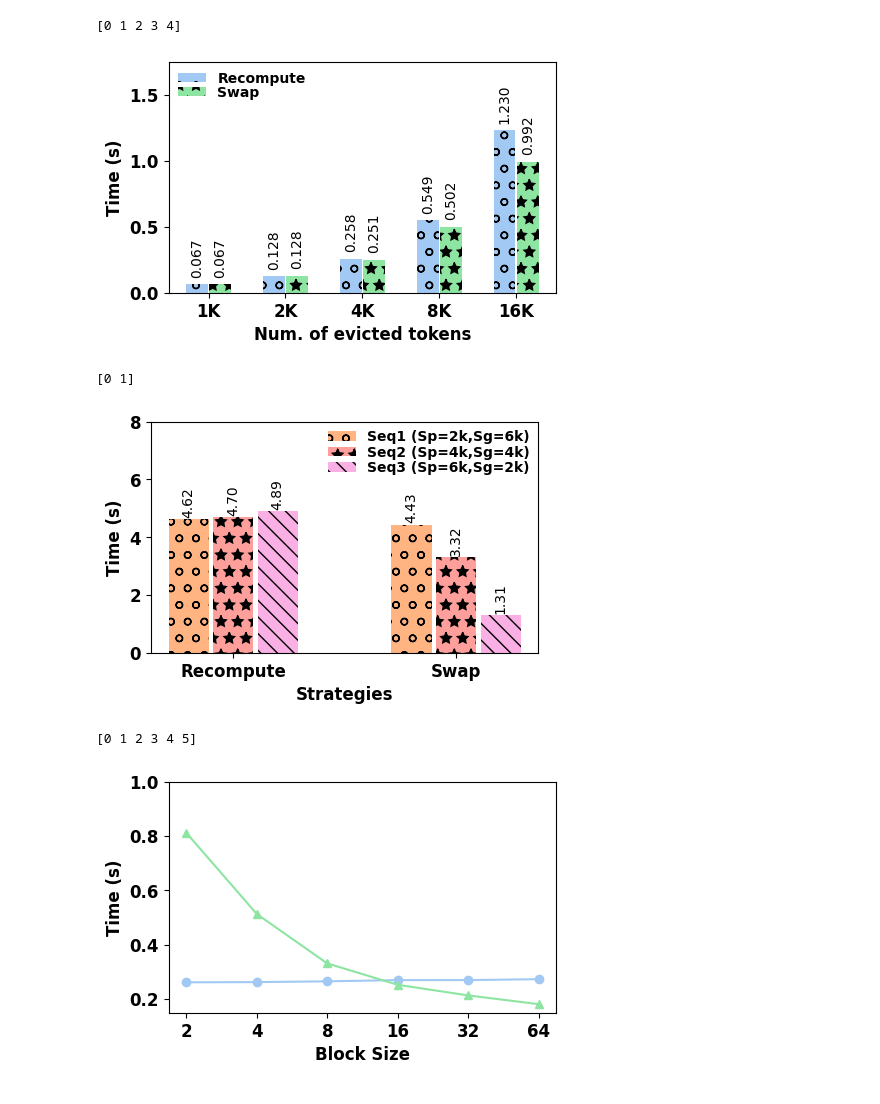
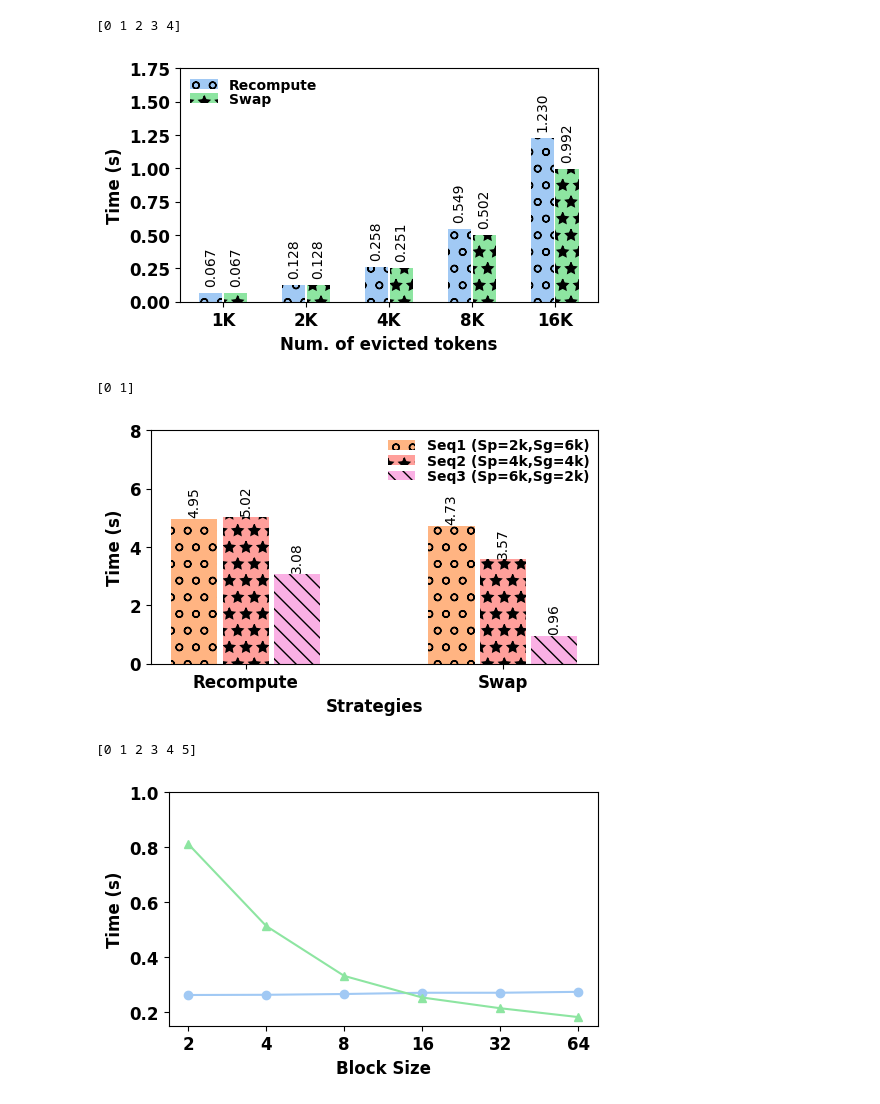
Before and after one commit to Jye-525/UnBoxKV-IO, a Jupyter notebook: plots_script/recmp_vs_swap.ipynb, the cells around one changed output. Cells and saved outputs as stored; diff of their text form; code cells hidden in the pictures.

Commit message:
modify the plots script

```diff
--- a/plots_script/recmp_vs_swap.ipynb
+++ b/plots_script/recmp_vs_swap.ipynb
@@ -54,7 +54,7 @@ def plot_q4a_evicted_tokens():
     xrange = np.arange(len(x_labels))
     print(xrange)
 
-    fig, ax = plt.subplots(figsize=(5, 3))
+    fig, ax = plt.subplots(figsize=(5, 3), constrained_layout=True)
     offset = -0.5
     for i, label in enumerate(bar_labels):
         ax.bar(xrange + offset * bar_width, overhead_time[label], bar_width+bar_gap, label=label, color=recmp_swap_colors[i],  hatch=hatches[i])
@@ -62,44 +62,51 @@ def plot_q4a_evicted_tokens():
 
     # Annotate the bars
     for j, glabel in enumerate(x_labels):
         offset = -0.5
         for i, blabel in enumerate(bar_labels):
             value = overhead_time[blabel][j]
             # print(value)
             ax.annotate(f'{value:.3f}', (xrange[j] + offset * bar_width, value + 0.05),
                         ha='center', va='bottom', rotation=90, fontsize=10, fontweight='normal')
             offset += 1
 
     ax.set_xlabel('Num. of evicted tokens', fontsize=12, fontweight='bold')
     ax.set_ylabel('Time (s)', fontsize=12, fontweight='bold')
     ax.set_xticks(xrange)
     ax.set_ylim(top=1.75)
     ax.set_xticklabels(x_labels)
 
     handles, labels = ax.get_legend_handles_labels()
     ax.legend(handles, bar_labels, ncol=1, frameon=False, fontsize=10, loc='upper left',
              borderpad=0.2, labelspacing=0., columnspacing=0.2, )
 
     plt.savefig(f"{output_file}.eps", format='eps', bbox_inches='tight')
     plt.savefig(f"{output_file}.png", format='png', bbox_inches='tight')
 
     plt.show()
 
 
 plot_q4a_evicted_tokens()
 # %% [output]
 [0 1 2 3 4]
-[figure, old version]
+[figure, new version]
 # %%
 ##################Plot Sequence Length Impact##################
 def plot_q4a_1_seq_len():
     output_file = f"./plots/seq_len_on_overhead_case2"
     x_labels = ("Recompute", "Swap")
 
+    # 1st try: Q5_a/iter1 results
+    # overhead_time = {
+    #     "Seq1 (Sp=2k,Sg=6k)": [4.622297, 4.434937],
+    #     "Seq2 (Sp=4k,Sg=4k)": [4.701906, 3.322057],
+    #     "Seq3 (Sp=6k,Sg=2k)": [4.89333, 1.307947]
+    # }
+    # 2nd try: Q5_a/iter2 results
     overhead_time = {
-        "Seq1 (Sp=2k,Sg=6k)": [4.622297, 4.434937],
-        "Seq2 (Sp=4k,Sg=4k)": [4.701906, 3.322057],
-        "Seq3 (Sp=6k,Sg=2k)": [4.89333, 1.307947]
+        "Seq1 (Sp=2k,Sg=6k)": [4.951883, 4.729432],
+        "Seq2 (Sp=4k,Sg=4k)": [5.02322, 3.574427],
+        "Seq3 (Sp=6k,Sg=2k)": [3.078835, 0.956]
     }
 
     # plot the graph
@@ -109,7 +116,7 @@ def plot_q4a_1_seq_len():
     xrange = np.arange(len(x_labels))
     print(xrange)
 
-    fig, ax = plt.subplots(figsize=(5, 3))
+    fig, ax = plt.subplots(figsize=(5, 3), constrained_layout=True)
     offset = -0.5
     for i, label in enumerate(bar_labels):
         ax.bar(xrange + offset * bar_width , overhead_time[label], bar_width+ bar_gap, label=label, color=seq_colors[i],  hatch=hatches[i])
@@ -144,7 +151,7 @@ def plot_q4a_1_seq_len():
 plot_q4a_1_seq_len()
 # %% [output]
 [0 1]
-[figure, old version]
+[figure, new version]
 # %%
 ##################Plot Block Size Impact##################
 def plot_q4c_overhead():
@@ -163,7 +170,7 @@ def plot_q4c_overhead():
     xrange = np.arange(len(x_labels))
     print(xrange)
 
-    fig, ax = plt.subplots(figsize=(5, 3))
+    fig, ax = plt.subplots(figsize=(5, 3), constrained_layout=True)
     offset = -0.5
     for i, label in enumerate(bar_labels):
         ax.plot(xrange, overhead_time[label], color=recmp_swap_colors[i], marker=markers[i], linestyle='solid',
@@ -199,7 +206,7 @@ def plot_q4c_overhead():
 plot_q4c_overhead()
 # %% [output]
 [0 1 2 3 4 5]
-[figure, old version]
+[figure, new version]
 # %%
 #######Plot Available GPU Mem. for KV cache Impact##################
 def plot_q4e_gpu():
```
Also changed, not shown: parts of 3 cells of this notebook, 23 other files.
